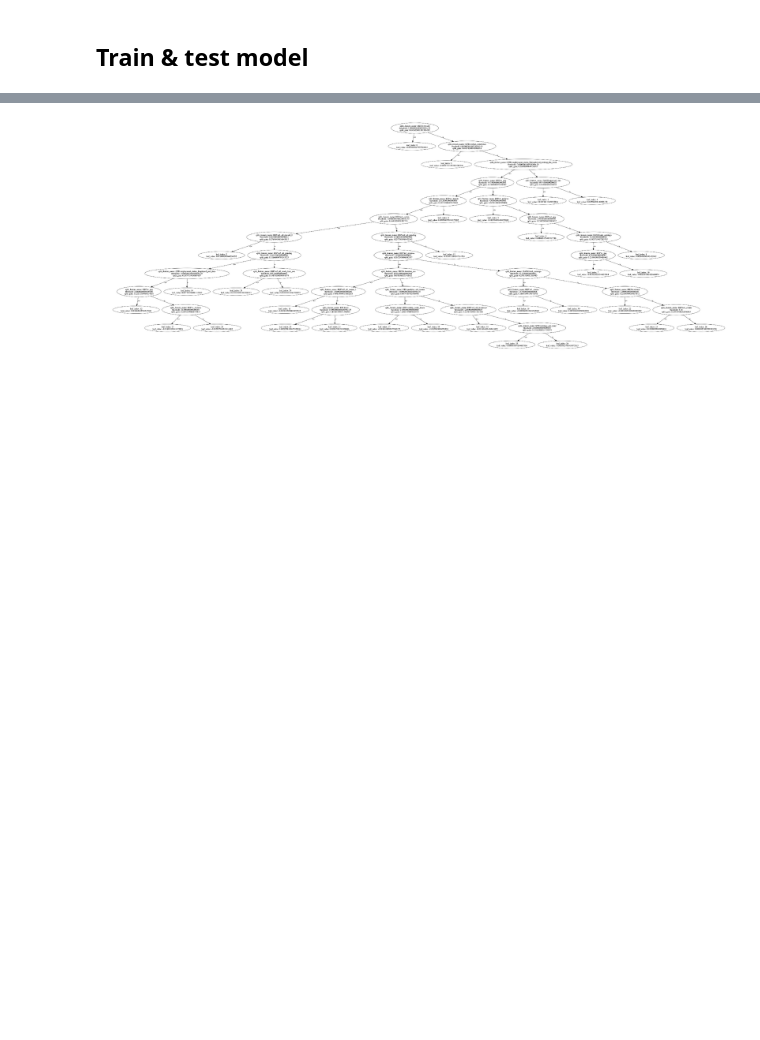
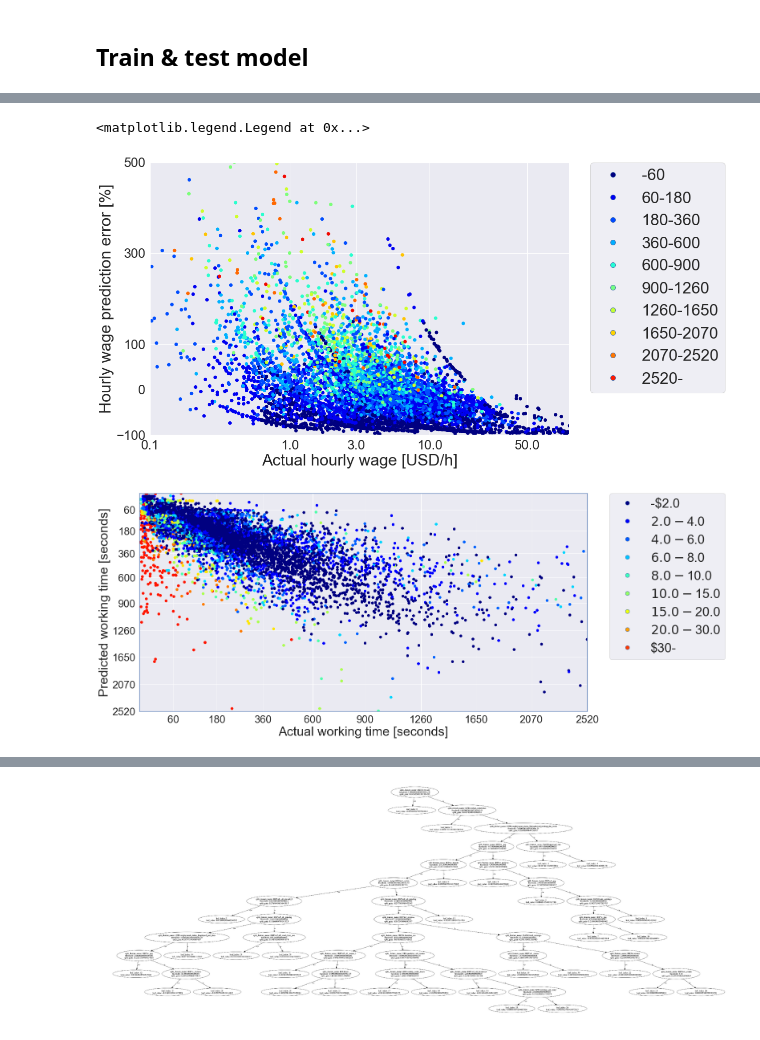
Before and after one commit to shuwakkumacs/microlapse, a Jupyter notebook: GBDT_new.ipynb, the cells around one changed output, grey strips where cells are left out. Drawn from its saved outputs; the diff is of its cells as text; code cells hidden in the pictures; blank space fills up the shorter version.

```diff
--- a/GBDT_new.ipynb
+++ b/GBDT_new.ipynb
@@ -603,7 +655,7 @@ class WTPsychoLatitudeScale(mscale.ScaleBase):
             self.thresh = thresh
 
         def transform_non_affine(self, x):
-            [a,b,c] = [108.25617935,53.25578258,-400.55663472]
+            [a,b,c] = [ 137.78235923,  124.37127684, -587.36784393]
             K = 100
             precision = 0.1
             return (np.exp(-c/a)*K*expi(np.log(x+b)+c/a))/a
@@ -622,7 +674,7 @@ class WTPsychoLatitudeScale(mscale.ScaleBase):
             self.thresh = thresh
 
         def transform_non_affine(self, x):
-            [a,b,c] = [108.25617935,53.25578258,-400.55663472]
+            [a,b,c] = [ 137.78235923,  124.37127684, -587.36784393]
             K = 100
             precision = 0.1
             y=x
@@ -672,33 +724,37 @@ ax.get_xaxis().set_major_formatter(matplotlib.ticker.ScalarFormatter())
 ax.get_yaxis().set_major_formatter(matplotlib.ticker.ScalarFormatter())
 plt.tick_params(labelsize=26)
 # ax.set_yticks([-100,0,100,300,500,800])
 matplotlib.rc('axes',edgecolor='b')
 plt.gca().invert_yaxis()
 
 # for w in wt_error_plots:
 #     print(w[2])
 
 rd_cls = []
 rd_upper = [2.00,4.00,6.00,8.00,10.00,15.00,20.00,30.00]
 for i,t in enumerate(rd_upper):
     if i==0:
         reward_min = ""
     else:
         reward_min = "${}".format(rd_upper[i-1])
     reward_max = "${}".format(t)
     rd_cls.append("{}-{}".format(reward_min,reward_max))
 rd_cls.append("${}-".format(reward_upper[-1]))
 
 legends = []
 for i,c in enumerate(rd_cls):
     legends.append(Line2D([0], [0], marker='o', linestyle="", label=c, markerfacecolor=cmap(i*27), markersize=10))
 ax.legend(handles=legends, bbox_to_anchor=(1.05, 1), loc='upper left', borderaxespad=0, fontsize=32)
 
 
 # print(list(zip(*hw_error_plots))[2])
 
 # for key,metrics in metrics_sum_all.items():
 #     print("{}: {}".format(key,metrics/itr))
+# %% [output]
+<matplotlib.legend.Legend at 0x...>
+[figure, added]
+[figure, added]
 # %%
 [l/30 for l in list(zip(*wt_error_plots))[2]]
 # %% [output]
```
Also changed, not shown: parts of 8 cells of this notebook, 3 other files.
